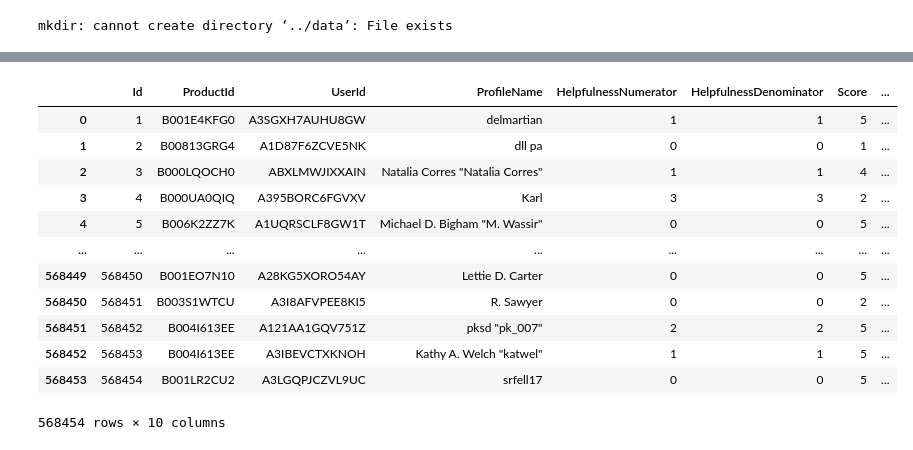
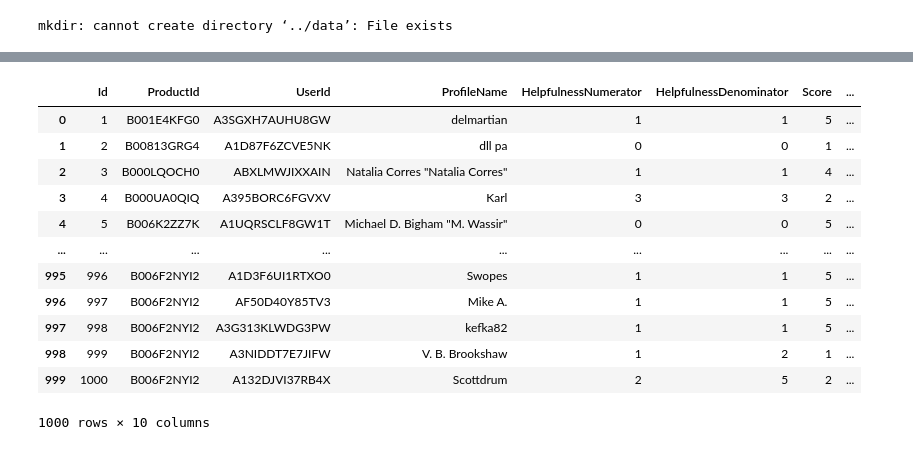
Before and after one commit to gerhardJaeger/vectorSpaceSemantics, a Jupyter notebook: session01/notebook01.ipynb, the cells around one changed output, grey strips where cells are left out. Drawn from its saved outputs; the diff is of its cells as text; code cells hidden in the pictures.

```diff
--- a/session01/notebook01.ipynb
+++ b/session01/notebook01.ipynb
@@ -368,6 +368,6 @@ Saving to: ‘../data/Reviews.csv’
 # %%
 import nltk
-
-df = pd.read_csv("../data/Reviews.csv")
+nltk.download('punkt')
+df = pd.read_csv("../data/Reviews.csv").iloc[:1000]
 df
 # %% [output]
@@ -374,13 +376,13 @@ df
 |  | Id | ProductId | UserId | ProfileName | HelpfulnessNumerator | HelpfulnessDenominator | Score | ... |
 | 0 | 1 | B001E4KFG0 | A3SGXH7AUHU8GW | delmartian | 1 | 1 | 5 | ... |
 | 1 | 2 | B00813GRG4 | A1D87F6ZCVE5NK | dll pa | 0 | 0 | 1 | ... |
 | 2 | 3 | B000LQOCH0 | ABXLMWJIXXAIN | Natalia Corres "Natalia Corres" | 1 | 1 | 4 | ... |
 | 3 | 4 | B000UA0QIQ | A395BORC6FGVXV | Karl | 3 | 3 | 2 | ... |
 | 4 | 5 | B006K2ZZ7K | A1UQRSCLF8GW1T | Michael D. Bigham "M. Wassir" | 0 | 0 | 5 | ... |
 | ... | ... | ... | ... | ... | ... | ... | ... | ... |
-| 568449 | 568450 | B001EO7N10 | A28KG5XORO54AY | Lettie D. Carter | 0 | 0 | 5 | ... |
-| 568450 | 568451 | B003S1WTCU | A3I8AFVPEE8KI5 | R. Sawyer | 0 | 0 | 2 | ... |
-| 568451 | 568452 | B004I613EE | A121AA1GQV751Z | pksd "pk_007" | 2 | 2 | 5 | ... |
-| 568452 | 568453 | B004I613EE | A3IBEVCTXKNOH | Kathy A. Welch "katwel" | 1 | 1 | 5 | ... |
-| 568453 | 568454 | B001LR2CU2 | A3LGQPJCZVL9UC | srfell17 | 0 | 0 | 5 | ... |
+| 995 | 996 | B006F2NYI2 | A1D3F6UI1RTXO0 | Swopes | 1 | 1 | 5 | ... |
+| 996 | 997 | B006F2NYI2 | AF50D40Y85TV3 | Mike A. | 1 | 1 | 5 | ... |
+| 997 | 998 | B006F2NYI2 | A3G313KLWDG3PW | kefka82 | 1 | 1 | 5 | ... |
+| 998 | 999 | B006F2NYI2 | A3NIDDT7E7JIFW | V. B. Brookshaw | 1 | 2 | 1 | ... |
+| 999 | 1000 | B006F2NYI2 | A132DJVI37RB4X | Scottdrum | 2 | 5 | 2 | ... |
-568454 rows × 10 columns
+1000 rows × 10 columns
```
Also changed, not shown: parts of 8 cells of this notebook.
